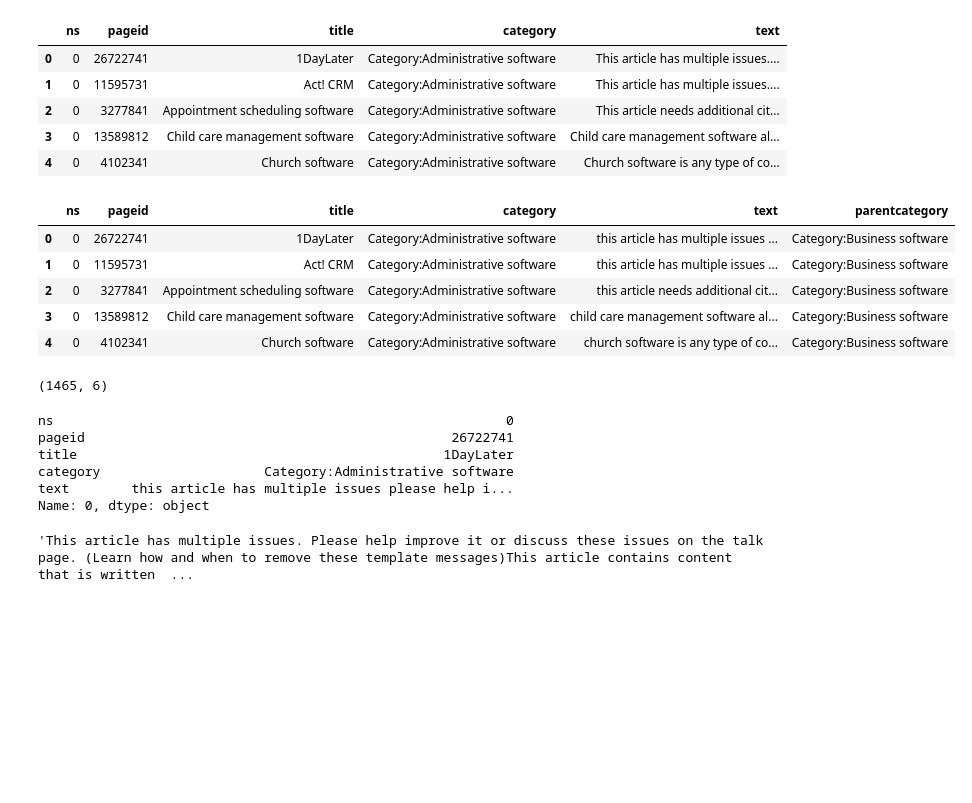
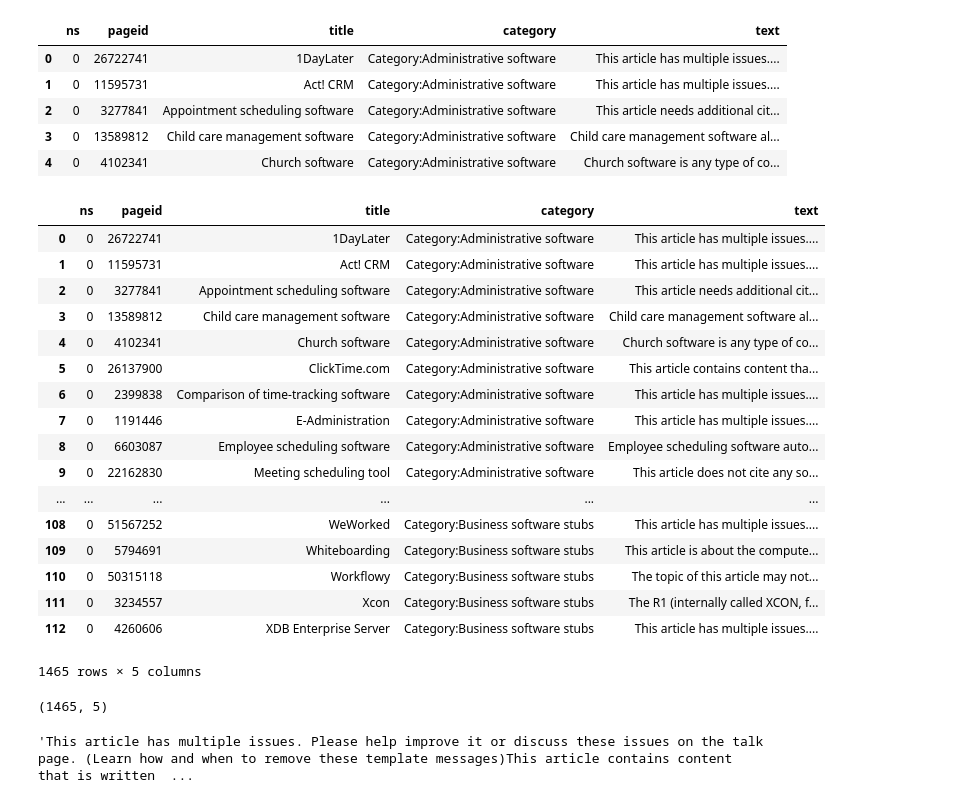
Before and after one commit to datascience-sakshi/Wikipedia_NLP_and_Semantic_Search, a Jupyter notebook: ipynb/Project_4_Part01-Data_Collection_Cleaning.ipynb, the cells around one changed output. Cells and saved outputs as stored; diff of their text form; code cells hidden in the pictures; blank space fills up the shorter version.

```diff
--- a/ipynb/Project_4_Part01-Data_Collection_Cleaning.ipynb
+++ b/ipynb/Project_4_Part01-Data_Collection_Cleaning.ipynb
@@ -271,21 +300,33 @@ bs_subcat_df.head()
 | 2 | 0 | 3277841 | Appointment scheduling software | Category:Administrative software | This article needs additional cit... |
 | 3 | 0 | 13589812 | Child care management software | Category:Administrative software | Child care management software al... |
 | 4 | 0 | 4102341 | Church software | Category:Administrative software | Church software is any type of co... |
-# %%
-bs_subcat_df['parentcategory'] = 'Category:Business software'
+# %%
+bs_subcat_df.drop('parentcategory', inplace=True, axis=1)
 # %%
-bs_subcat_df.head()
+bs_subcat_df
 # %% [output]
-|  | ns | pageid | title | category | text | parentcategory |
-| 0 | 0 | 26722741 | 1DayLater | Category:Administrative software | this article has multiple issues ... | Category:Business software |
-| 1 | 0 | 11595731 | Act! CRM | Category:Administrative software | this article has multiple issues ... | Category:Business software |
-| 2 | 0 | 3277841 | Appointment scheduling software | Category:Administrative software | this article needs additional cit... | Category:Business software |
-| 3 | 0 | 13589812 | Child care management software | Category:Administrative software | child care management software al... | Category:Business software |
-| 4 | 0 | 4102341 | Church software | Category:Administrative software | church software is any type of co... | Category:Business software |
+|  | ns | pageid | title | category | text |
+| 0 | 0 | 26722741 | 1DayLater | Category:Administrative software | This article has multiple issues.... |
+| 1 | 0 | 11595731 | Act! CRM | Category:Administrative software | This article has multiple issues.... |
+| 2 | 0 | 3277841 | Appointment scheduling software | Category:Administrative software | This article needs additional cit... |
+| 3 | 0 | 13589812 | Child care management software | Category:Administrative software | Child care management software al... |
+| 4 | 0 | 4102341 | Church software | Category:Administrative software | Church software is any type of co... |
+| 5 | 0 | 26137900 | ClickTime.com | Category:Administrative software | This article contains content tha... |
+| 6 | 0 | 2399838 | Comparison of time-tracking software | Category:Administrative software | This article has multiple issues.... |
+| 7 | 0 | 1191446 | E-Administration | Category:Administrative software | This article has multiple issues.... |
+| 8 | 0 | 6603087 | Employee scheduling software | Category:Administrative software | Employee scheduling software auto... |
+| 9 | 0 | 22162830 | Meeting scheduling tool | Category:Administrative software | This article does not cite any so... |
+| ... | ... | ... | ... | ... | ... |
+| 108 | 0 | 51567252 | WeWorked | Category:Business software stubs | This article has multiple issues.... |
+| 109 | 0 | 5794691 | Whiteboarding | Category:Business software stubs | This article is about the compute... |
+| 110 | 0 | 50315118 | Workflowy | Category:Business software stubs | The topic of this article may not... |
+| 111 | 0 | 3234557 | Xcon | Category:Business software stubs | The R1 (internally called XCON, f... |
+| 112 | 0 | 4260606 | XDB Enterprise Server | Category:Business software stubs | This article has multiple issues.... |
+1465 rows × 5 columns
 # %%
 bs_subcat_df.shape
 # %% [output]
-(1465, 6)
+(1465, 5)
 # %%
 def text_cleaner(text):
     text = re.sub('[\.]',' ',text)
@@ -297,15 +338,6 @@ def text_cleaner(text):
 def tokenize (text):
     clean_text = text_cleaner(text)
     return clean_text.lower().split()
-# %%
-bs_subcat_df.iloc[0]
-# %% [output]
-ns                                                          0
-pageid                                               26722741
-title                                               1DayLater
-category                     Category:Administrative software
-text        this article has multiple issues please help i...
-Name: 0, dtype: object
 # %%
 test = beautify_html_article('1DayLater')
 # %%
```
Also changed, not shown: parts of 36 cells of this notebook, 15 other files.
